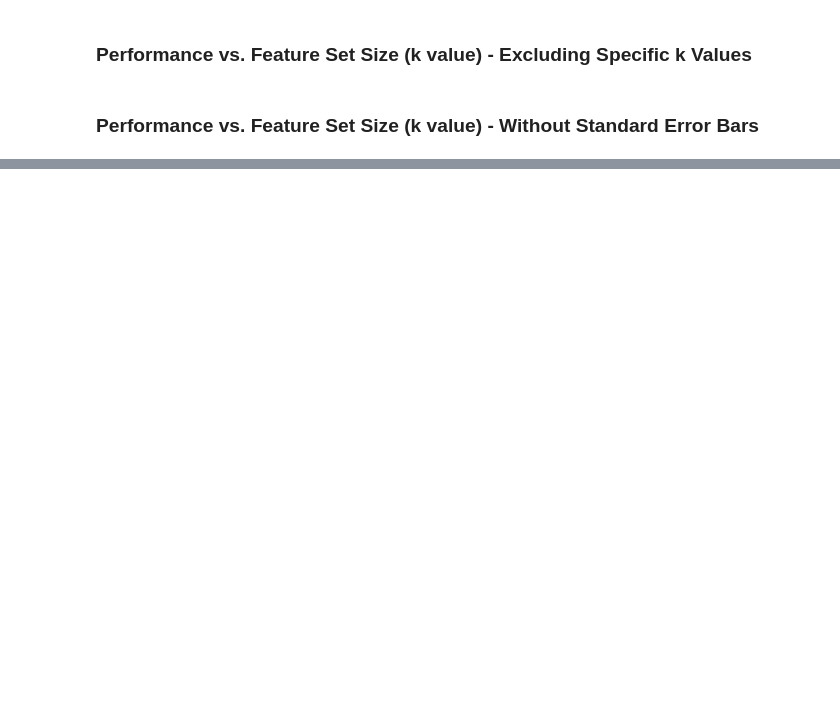
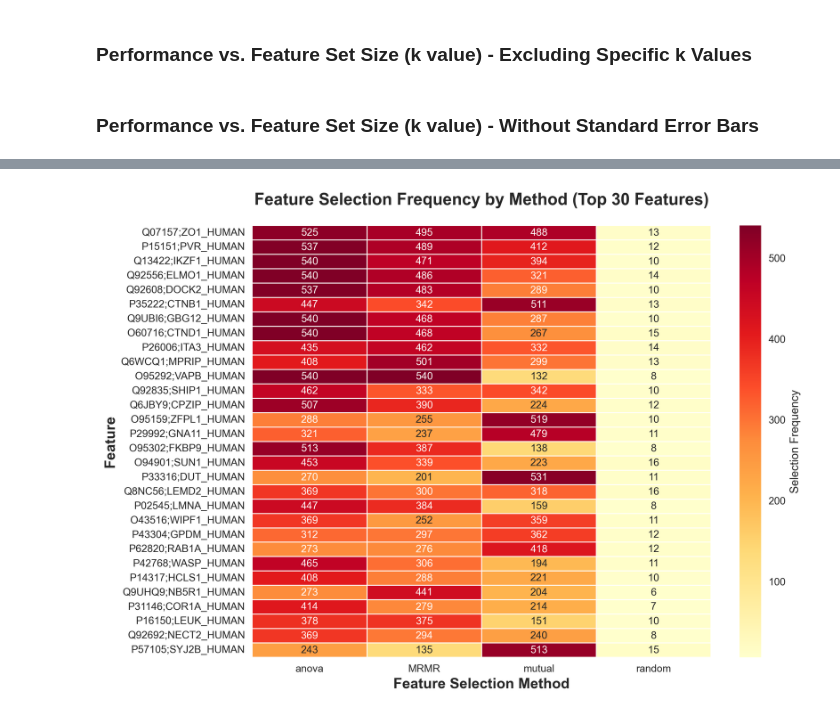
Before and after one commit to AnEvilBurrito/ode-biomarker-project, a Jupyter notebook: thesis-notebooks/benchmarking_feature_selection.ipynb, the cells around one changed output, grey strips where cells are left out. Saved outputs shown, nothing was run; the diff lists cells and outputs as text; code cells hidden in the pictures; blank space fills up the shorter version.

```diff
--- a/thesis-notebooks/benchmarking_feature_selection.ipynb
+++ b/thesis-notebooks/benchmarking_feature_selection.ipynb
@@ -716,0 +980,20 @@ print("Created line plot without standard error bars")
+# %%
+# Identify consensus features selected by multiple methods
+consensus_features = {}
+for n_methods in range(2, len(methods) + 1):
+    # Get features selected by at least n_methods
+    feature_method_count = {}
+    for feature in feature_frequency.index:
+        count = 0
+        for method in methods:
+            if feature in top_features_by_method[method]:
+                count += 1
+        feature_method_count[feature] = count
+
+    consensus_features[n_methods] = [f for f, c in feature_method_count.items() if c >= n_methods]
+
+save_and_print("Consensus Features Analysis:", print_report_file, level="subsection")
+for n_methods, features in consensus_features.items():
+    save_and_print(f"\nFeatures selected by at least {n_methods} methods: {len(features)} features", print_report_file, level="info")
+    if len(features) > 0:
+        save_and_print(f"Top 10: {features[:10]}", print_report_file, level="info")
@@ -716,0 +1010,37 @@ print("Created line plot without standard error bars")
+# %%
+# Create publication-quality heatmap showing feature selection frequency by method
+plt.figure(figsize=(10, 7), dpi=300)
+plt.rcParams['font.family'] = 'sans'
+plt.rcParams['font.size'] = 10
+plt.rcParams['axes.linewidth'] = 1.2
+
+# Get top 30 features overall
+top_30_features = feature_frequency.head(30).index
+
+# Create frequency matrix for heatmap
+freq_matrix = []
+for feature in top_30_features:
+    row = []
+    for method in methods:
+        if feature in method_feature_freq[method]:
+            row.append(method_feature_freq[method][feature])
+        else:
+            row.append(0)
+    freq_matrix.append(row)
+
+freq_df = pd.DataFrame(freq_matrix, index=top_30_features,
+                       columns=[method_labels.get(m, m) for m in methods])
+
+# Create heatmap
+sns.heatmap(freq_df, annot=True, fmt='d', cmap='YlOrRd',
+            cbar_kws={'label': 'Selection Frequency'},
+            linewidths=0.5, linecolor='white')
+plt.title('Feature Selection Frequency by Method (Top 30 Features)',
+          fontsize=16, fontweight='bold', pad=20)
+plt.xlabel('Feature Selection Method', fontsize=14, fontweight='bold')
+plt.ylabel('Feature', fontsize=14, fontweight='bold')
+plt.tight_layout()
+plt.savefig(f"{file_save_path}feature_selection_heatmap.png", dpi=300, bbox_inches='tight')
+plt.show()
+# %% [output]
+[figure, added]
```
Also changed, not shown: parts of 34 cells of this notebook, 1 other file.
